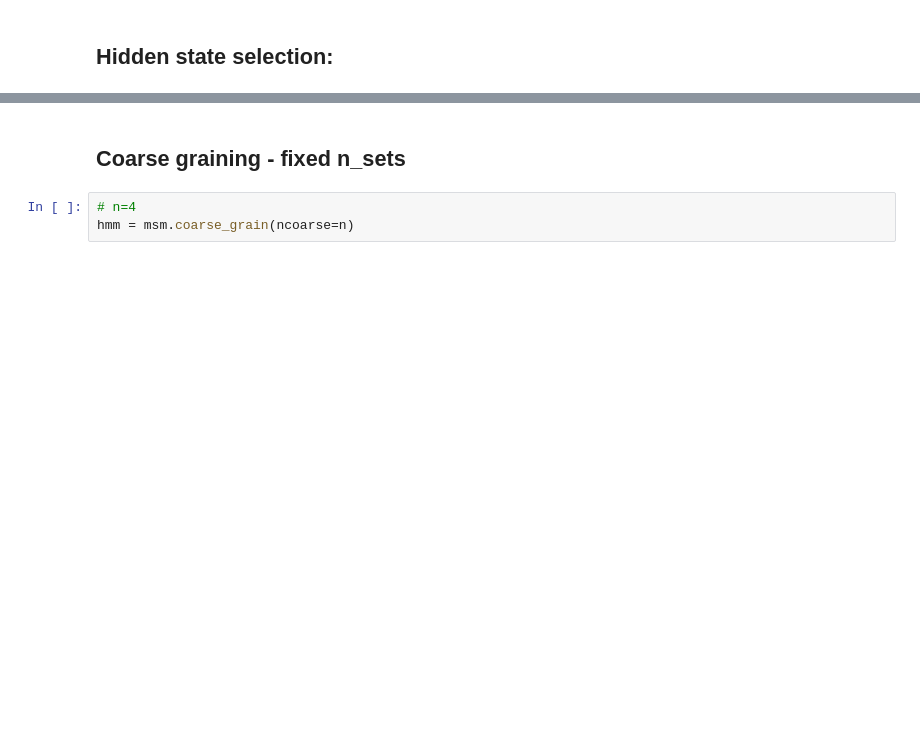
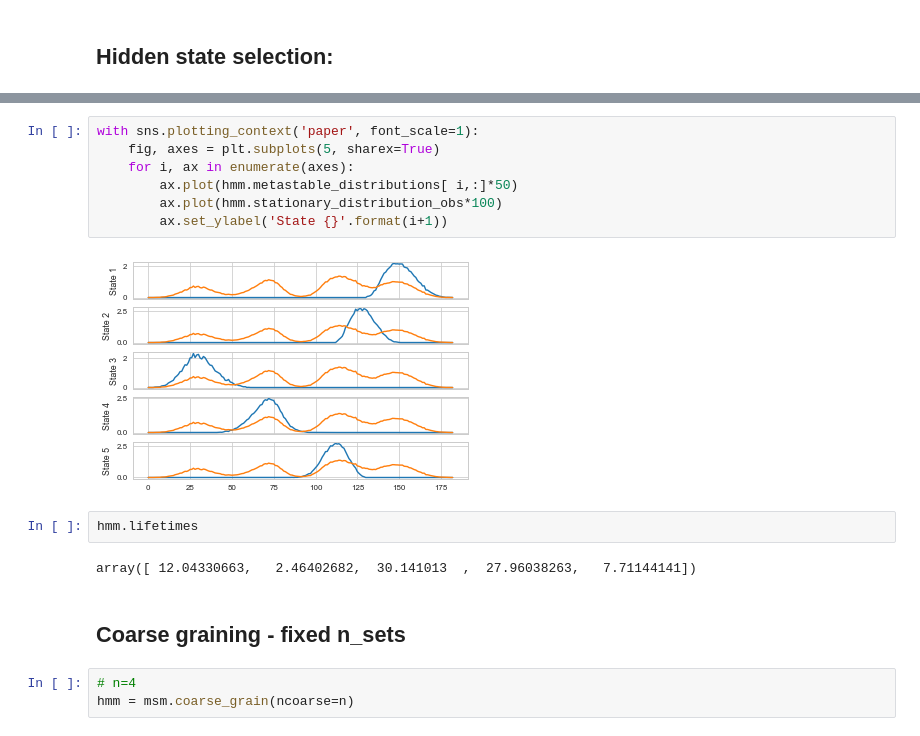
Before and after one commit to RobertArbon/four_well_analysis, a Jupyter notebook: Three-Four-Well-Selection/HMM - likelihood criteria selection.ipynb, the cells around one changed output, grey strips where cells are left out. Saved outputs shown, nothing was run; the diff lists cells and outputs as text; blank space fills up the shorter version.

```diff
--- a/Three-Four-Well-Selection/HMM - likelihood criteria selection.ipynb
+++ b/Three-Four-Well-Selection/HMM - likelihood criteria selection.ipynb
@@ -91,3 +146,16 @@ ks = np.arange(2,6)
+# %%
+with sns.plotting_context('paper', font_scale=1):
+    fig, axes = plt.subplots(5, sharex=True)
+    for i, ax in enumerate(axes):
+        ax.plot(hmm.metastable_distributions[ i,:]*50)
+        ax.plot(hmm.stationary_distribution_obs*100)
+        ax.set_ylabel('State {}'.format(i+1))
+# %% [output]
+[figure, added]
+# %%
+hmm.lifetimes
+# %% [output]
+array([ 12.04330663,   2.46402682,  30.141013  ,  27.96038263,   7.71144141])
 # %% [markdown]
 ## Coarse graining - fixed n_sets
 # %%
```
Also changed, not shown: parts of 14 cells of this notebook, 1 other file.
